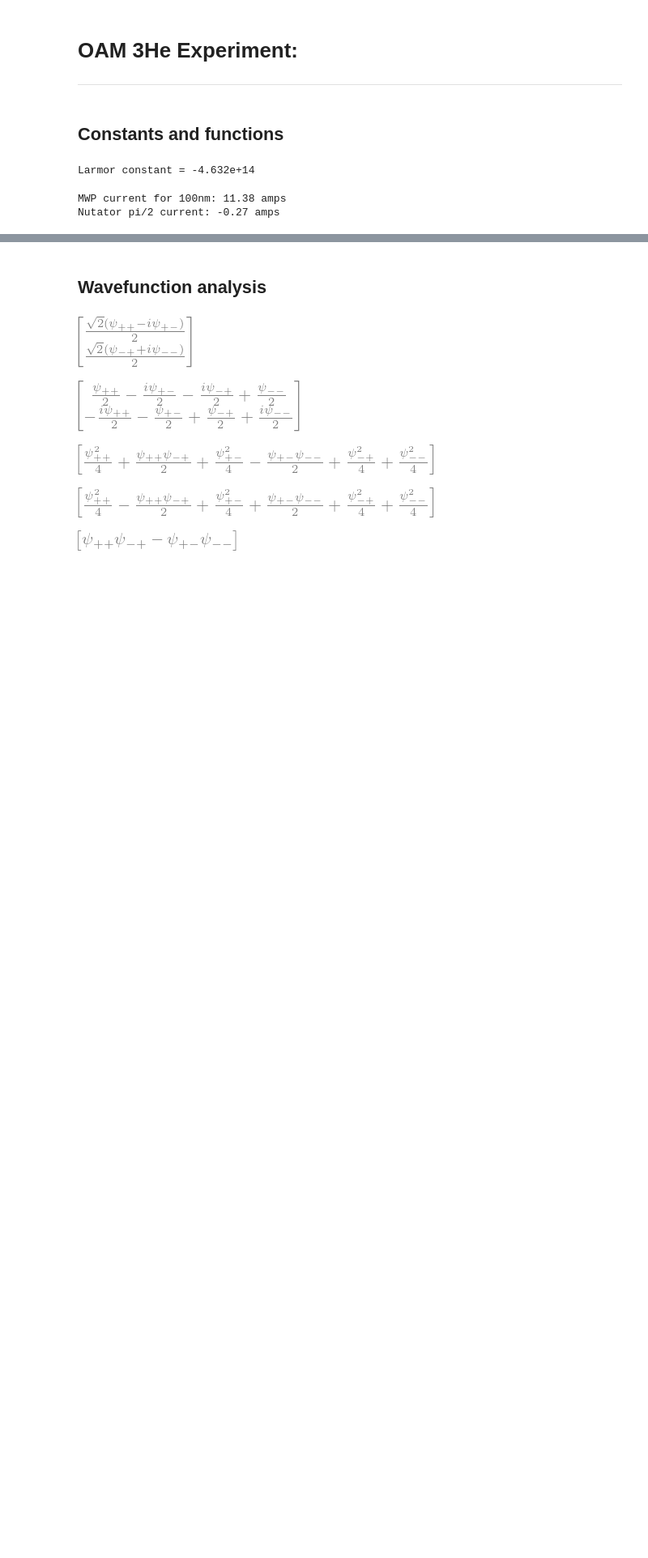
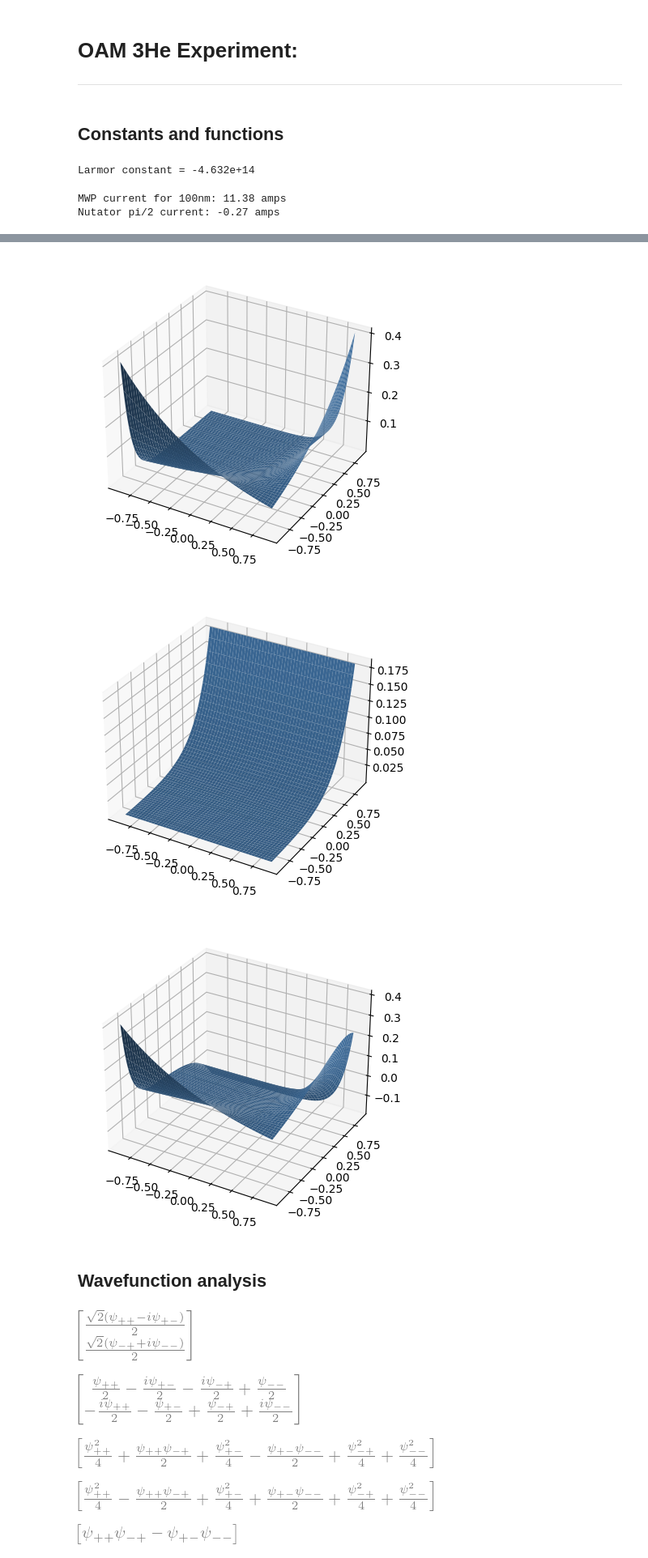
Before and after one commit to srmck/OAM-HFIR-2023, a Jupyter notebook: He3_OAM.ipynb, the cells around one changed output, grey strips where cells are left out. Shown at 81% size. Saved outputs shown, nothing was run; the diff lists cells and outputs as text; code cells hidden in the pictures; blank space fills up the shorter version.

```diff
--- a/He3_OAM.ipynb
+++ b/He3_OAM.ipynb
@@ -82,3 +183,20 @@ Nutator pi/2 current: -0.27 amps
+# %%
+ax = plt.figure().add_subplot(projection='3d')
+SP,OM = np.meshgrid(sp_space,oam_space)
+ax.plot_surface(SP,OM,trans_OAM)
+plt.show()
+ax = plt.figure().add_subplot(projection='3d')
+SP,OM = np.meshgrid(sp_space,oam_space)
+ax.plot_surface(SP,OM,trans)
+plt.show()
+ax = plt.figure().add_subplot(projection='3d')
+SP,OM = np.meshgrid(sp_space,oam_space)
+ax.plot_surface(SP,OM,diff)
+plt.show()
+# %% [output]
+[figure, added]
+[figure, added]
+[figure, added]
 # %% [markdown]
 ## Wavefunction analysis
 # %%
```
Also changed, not shown: parts of 34 cells of this notebook.
